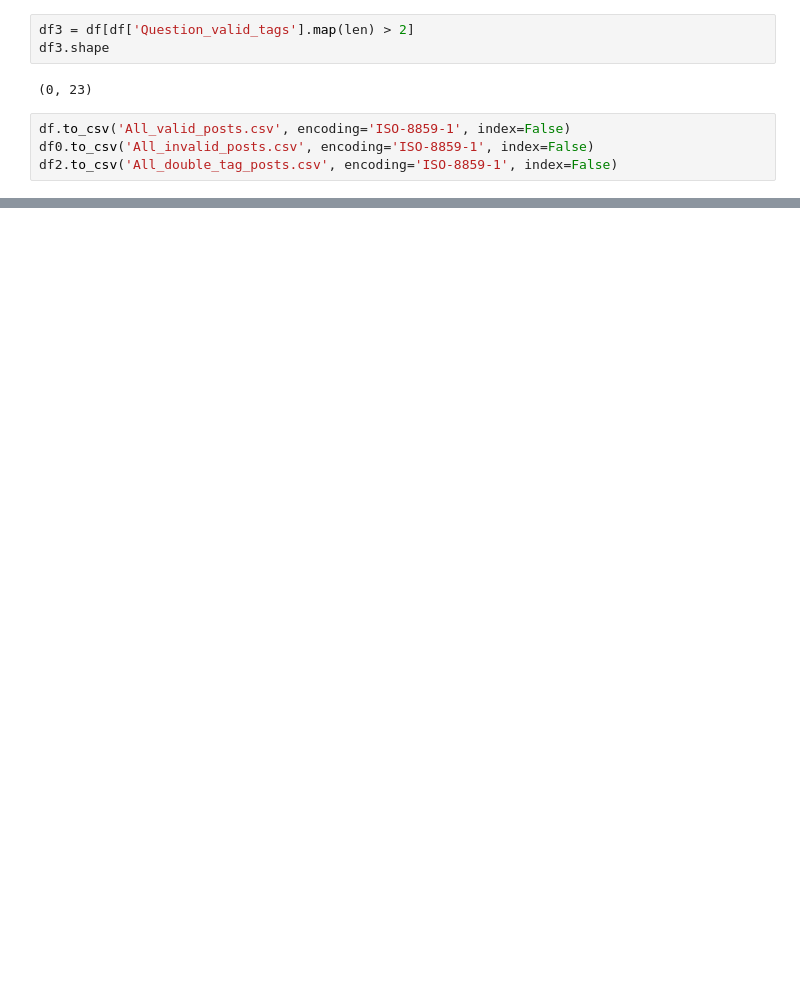
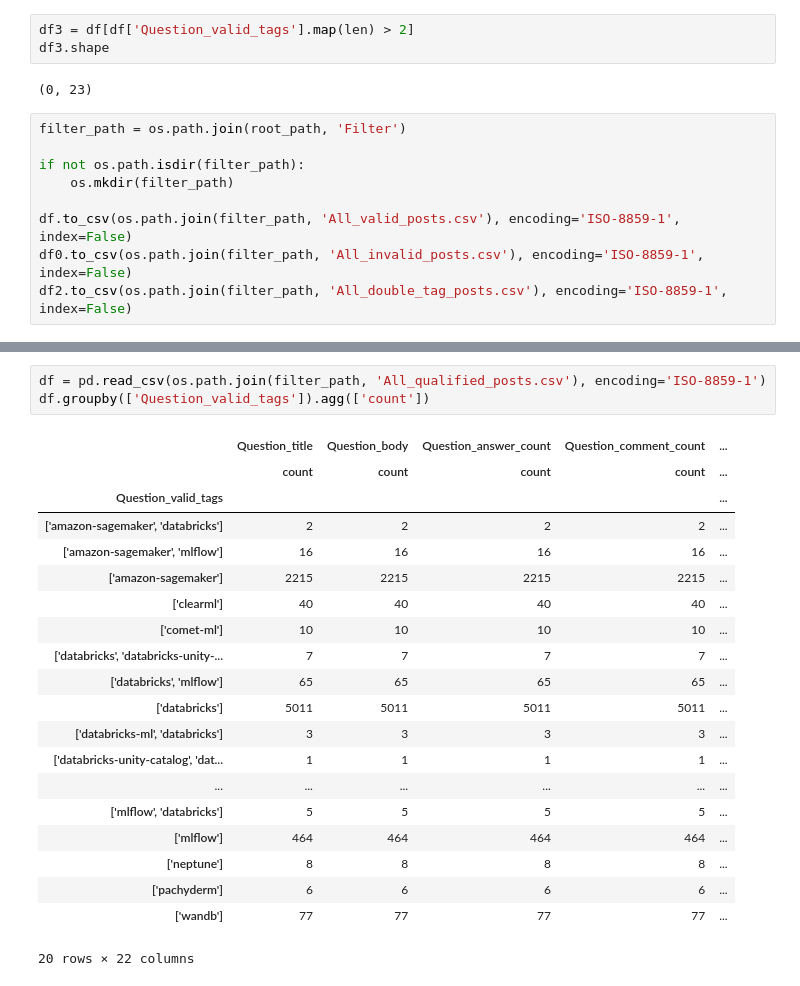
Before and after one commit to zhimin-z/QA-Asset-Management, a Jupyter notebook: Code/All.ipynb, the cells around one changed output, grey strips where cells are left out. Drawn from its saved outputs; the diff is of its cells as text; blank space fills up the shorter version.

```diff
--- a/Code/All.ipynb
+++ b/Code/All.ipynb
@@ -58,6 +61,11 @@ df3.shape
 # %% [output]
 (0, 23)
 # %%
-df.to_csv('All_valid_posts.csv', encoding='ISO-8859-1', index=False)
-df0.to_csv('All_invalid_posts.csv', encoding='ISO-8859-1', index=False)
-df2.to_csv('All_double_tag_posts.csv', encoding='ISO-8859-1', index=False)
+filter_path = os.path.join(root_path, 'Filter')
+
+if not os.path.isdir(filter_path):
+    os.mkdir(filter_path)
+
+df.to_csv(os.path.join(filter_path, 'All_valid_posts.csv'), encoding='ISO-8859-1', index=False)
+df0.to_csv(os.path.join(filter_path, 'All_invalid_posts.csv'), encoding='ISO-8859-1', index=False)
+df2.to_csv(os.path.join(filter_path, 'All_double_tag_posts.csv'), encoding='ISO-8859-1', index=False)
@@ -63,0 +77,24 @@ df2.to_csv('All_double_tag_posts.csv', encoding='ISO-8859-1', index=False)
+# %%
+df = pd.read_csv(os.path.join(filter_path, 'All_qualified_posts.csv'), encoding='ISO-8859-1')
+df.groupby(['Question_valid_tags']).agg(['count'])
+# %% [output]
+|  | Question_title | Question_body | Question_answer_count | Question_comment_count | ... |
+|  | count | count | count | count | ... |
+| Question_valid_tags |  |  |  |  | ... |
+| ['amazon-sagemaker', 'databricks'] | 2 | 2 | 2 | 2 | ... |
+| ['amazon-sagemaker', 'mlflow'] | 16 | 16 | 16 | 16 | ... |
+| ['amazon-sagemaker'] | 2215 | 2215 | 2215 | 2215 | ... |
+| ['clearml'] | 40 | 40 | 40 | 40 | ... |
+| ['comet-ml'] | 10 | 10 | 10 | 10 | ... |
+| ['databricks', 'databricks-unity-... | 7 | 7 | 7 | 7 | ... |
+| ['databricks', 'mlflow'] | 65 | 65 | 65 | 65 | ... |
+| ['databricks'] | 5011 | 5011 | 5011 | 5011 | ... |
+| ['databricks-ml', 'databricks'] | 3 | 3 | 3 | 3 | ... |
+| ['databricks-unity-catalog', 'dat... | 1 | 1 | 1 | 1 | ... |
+| ... | ... | ... | ... | ... | ... |
+| ['mlflow', 'databricks'] | 5 | 5 | 5 | 5 | ... |
+| ['mlflow'] | 464 | 464 | 464 | 464 | ... |
+| ['neptune'] | 8 | 8 | 8 | 8 | ... |
+| ['pachyderm'] | 6 | 6 | 6 | 6 | ... |
+| ['wandb'] | 77 | 77 | 77 | 77 | ... |
+20 rows × 22 columns
```
Also changed, not shown: parts of 8 cells of this notebook, 12 other files.
